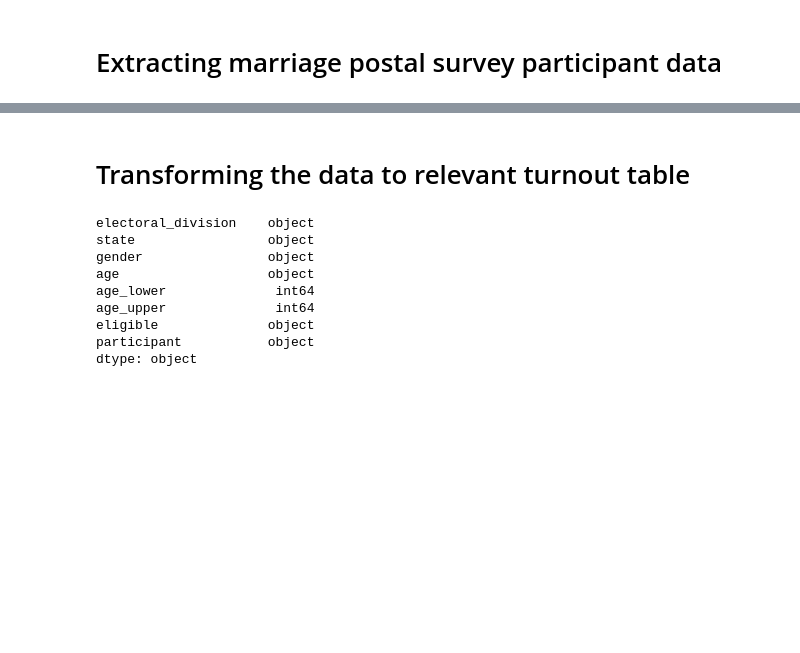
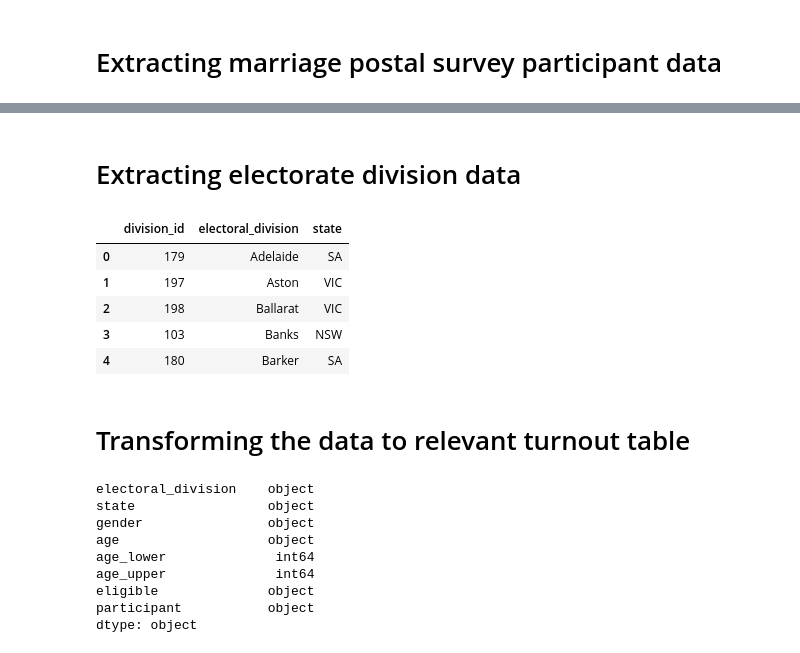
Before and after one commit to annewieggers/ETL-project, a Jupyter notebook: 06-extracting_transforming_marriage_postal_turnout.ipynb, the cells around one changed output, grey strips where cells are left out. Saved outputs shown, nothing was run; the diff lists cells and outputs as text; code cells hidden in the pictures; blank space fills up the shorter version.

```diff
--- a/06-extracting_transforming_marriage_postal_turnout.ipynb
+++ b/06-extracting_transforming_marriage_postal_turnout.ipynb
@@ -12,6 +12,18 @@ df.head()
 | 2 | Canberra | Australian Capital Territory Divi... | female | 25-29 | 25 | 29 | 6,464 | 5,343 |
 | 3 | Canberra | Australian Capital Territory Divi... | female | 30-34 | 30 | 34 | 6,359 | 5,260 |
 | 4 | Canberra | Australian Capital Territory Divi... | female | 35-39 | 35 | 39 | 6,134 | 4,990 |
+# %% [markdown]
+# Extracting electorate division data
+# %%
+id_df = pd.read_csv('01-output_electoral_division/electoral_division.csv')
+id_df.head()
+# %% [output]
+|  | division_id | electoral_division | state |
+| 0 | 179 | Adelaide | SA |
+| 1 | 197 | Aston | VIC |
+| 2 | 198 | Ballarat | VIC |
+| 3 | 103 | Banks | NSW |
+| 4 | 180 | Barker | SA |
 # %% [markdown]
 # Transforming the data to relevant turnout table
 # %%
```
Also changed, not shown: parts of 6 cells of this notebook, 5 other files.
